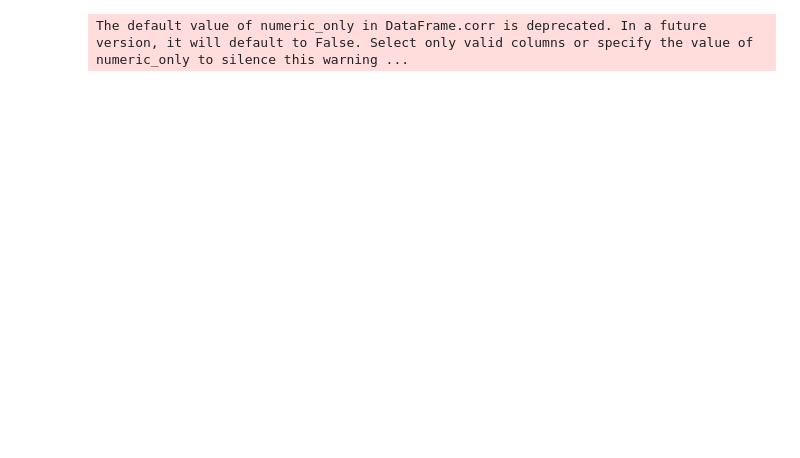
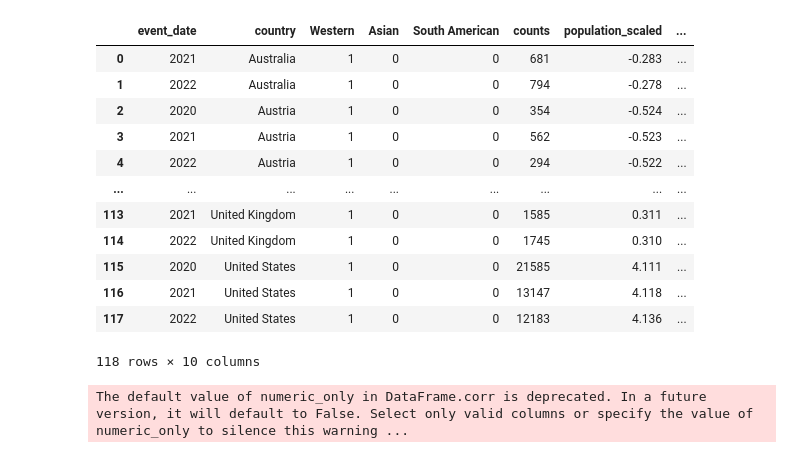
Before and after one commit to melodyyu754/belgium-doc-tracker, a Jupyter notebook: EDA/first_ml_model.ipynb, the cells around one changed output. Drawn from its saved outputs; the diff is of its cells as text; code cells hidden in the pictures; blank space fills up the shorter version.

```diff
--- a/EDA/first_ml_model.ipynb
+++ b/EDA/first_ml_model.ipynb
@@ -60,16 +60,30 @@ def linreg_predict(Xnew, ynew, m):
 # %%
 df_scaled = pd.DataFrame()
 df_scaled['event_date'] = df['event_date']
 df_scaled['country'] = df['country']
 df_scaled['Western'] = df['Western']
-df_scaled['Asia'] = df['Asia']
-df_scaled['South America'] = df['South America']
+df_scaled['Asian'] = df['Asian']
+df_scaled['South American'] = df['South American']
 df_scaled['counts'] = df['counts']
 
 for feat in df.columns[2:]:
-        if feat != 'Western' and feat != 'Asia' and feat != 'South America' and feat != 'counts':
+        if feat != 'Western' and feat != 'Asian' and feat != 'South American' and feat != 'counts':
                 df_scaled[f'{feat}_scaled'] = ((df[feat] - df[feat].mean()) / df[feat].std()).round(3)
 df_scaled
+# %% [output]
+|  | event_date | country | Western | Asian | South American | counts | population_scaled | ... |
+| 0 | 2021 | Australia | 1 | 0 | 0 | 681 | -0.283 | ... |
+| 1 | 2022 | Australia | 1 | 0 | 0 | 794 | -0.278 | ... |
+| 2 | 2020 | Austria | 1 | 0 | 0 | 354 | -0.524 | ... |
+| 3 | 2021 | Austria | 1 | 0 | 0 | 562 | -0.523 | ... |
+| 4 | 2022 | Austria | 1 | 0 | 0 | 294 | -0.522 | ... |
+| ... | ... | ... | ... | ... | ... | ... | ... | ... |
+| 113 | 2021 | United Kingdom | 1 | 0 | 0 | 1585 | 0.311 | ... |
+| 114 | 2022 | United Kingdom | 1 | 0 | 0 | 1745 | 0.310 | ... |
+| 115 | 2020 | United States | 1 | 0 | 0 | 21585 | 4.111 | ... |
+| 116 | 2021 | United States | 1 | 0 | 0 | 13147 | 4.118 | ... |
+| 117 | 2022 | United States | 1 | 0 | 0 | 12183 | 4.136 | ... |
+118 rows × 10 columns
 # %%
 df_scaled.corr() # how does correlation matrix work with normalizing data ???
 # %% [output]
```
Also changed, not shown: parts of 3 cells of this notebook, 1 other file.
